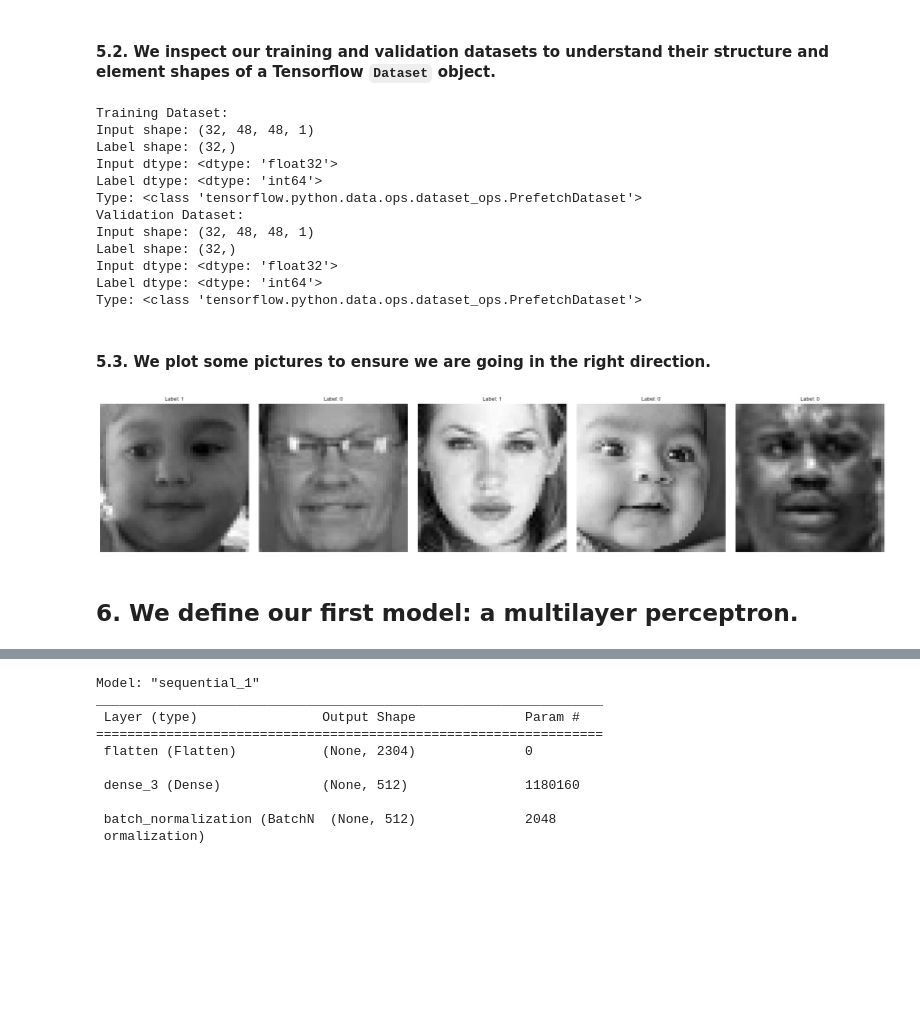
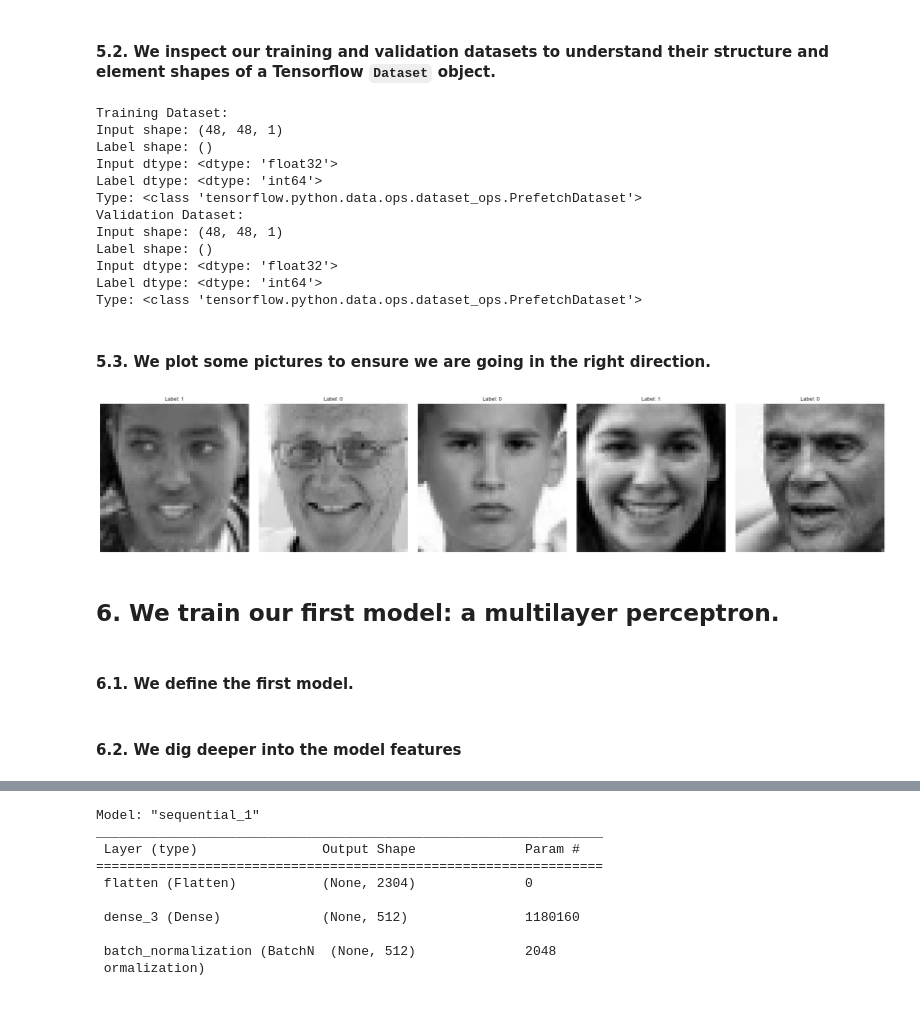
Before and after one commit to Fercv87/DL_Assignment, a Jupyter notebook: 20240302_Neural_networks_Face_Recognition_v4_KERAS.ipynb, the cells around one changed output, grey strips where cells are left out. Saved outputs shown, nothing was run; the diff lists cells and outputs as text; code cells hidden in the pictures; blank space fills up the shorter version.

```diff
--- a/20240302_Neural_networks_Face_Recognition_v4_KERAS.ipynb
+++ b/20240302_Neural_networks_Face_Recognition_v4_KERAS.ipynb
@@ -542,7 +542,7 @@ https://docs.python.org/3/library/functions.html#map
 https://www.tensorflow.org/api_docs/python/tf/data/experimental
 # %%
 class DatasetCreator:
-    def __init__(self, dataframe, label_column, test_size=0.3, batch_size=32, shuffle=True, random_state=42):
+    def __init__(self, dataframe, label_column, test_size=0.3, shuffle=True, random_state=42):
         """
         Initialize the DatasetCreator with the dataframe and configuration.
 
@@ -556,7 +556,6 @@ class DatasetCreator:
         """
         self.dataframe = dataframe
         self.label_column = label_column
-        self.batch_size = batch_size
         self.shuffle = shuffle
         self.random_state = random_state
 
@@ -613,7 +612,7 @@ class DatasetCreator:
 
         if shuffle:
             dataset = dataset.shuffle(buffer_size=len(subset_dataframe))
-        return dataset.batch(self.batch_size).prefetch(tf.data.experimental.AUTOTUNE)
+        return dataset.prefetch(tf.data.experimental.AUTOTUNE)
 # %% [markdown]
 #### 5.1. We instantiate the class and create the train and test datasets. We shuffle the training dataset but we don´t the testing dataset. We select the 'gender' as the target/label for the model.
 # %%
@@ -643,14 +642,14 @@ inspect_dataset(val_dataset_2)
 print(f'{Back.RED}Type:{Back.RESET}', f"{Back.BLUE}{type(val_dataset_2)}{Back.RESET}")
 # %% [output]
 Training Dataset:
-Input shape: (32, 48, 48, 1)
-Label shape: (32,)
+Input shape: (48, 48, 1)
+Label shape: ()
 Input dtype: <dtype: 'float32'>
 Label dtype: <dtype: 'int64'>
 Type: <class 'tensorflow.python.data.ops.dataset_ops.PrefetchDataset'>
 Validation Dataset:
-Input shape: (32, 48, 48, 1)
-Label shape: (32,)
+Input shape: (48, 48, 1)
+Label shape: ()
 Input dtype: <dtype: 'float32'>
 Label dtype: <dtype: 'int64'>
 Type: <class 'tensorflow.python.data.ops.dataset_ops.PrefetchDataset'>
@@ -659,22 +658,24 @@ Type: <class 'tensorflow.python.data.ops.dataset_ops.PrefetchDataset'>
 # %%
 # Adjust 'num_images' to display the desired number of images
 num_images = 5
 fig, axes = plt.subplots(1, num_images, figsize=(20, 4))
 
-for i, (image, label) in enumerate(train_dataset_2.unbatch().take(num_images)):
+for i, (image, label) in enumerate(train_dataset_2.take(num_images)):
     img_array = image.numpy().squeeze()  # Convert to numpy array and remove singleton dimensions
     ax = axes[i]
     ax.imshow(img_array, cmap='gray')  # Display the image in grayscale
     title = f"Label: {label.numpy()}"
     ax.set_title(title)  # Set the title with label information
     ax.axis('off')  # Hide the axes
 
 plt.tight_layout()
 plt.show()
 # %% [output]
-[figure, old version]
+[figure, new version]
 # %% [markdown]
-## 6. We define our first model: a multilayer perceptron.
+## 6. We train our first model: a multilayer perceptron.
+# %% [markdown]
+#### 6.1. We define the first model.
 # %%
 # Define the MLP model
 model_mlp_v1 = models.Sequential()
@@ -689,5 +691,7 @@ model_mlp_v1.compile(optimizer='adam',
               loss='binary_crossentropy',
               metrics=['accuracy'])
+# %% [markdown]
+#### 6.2. We dig deeper into the model features
 # %%
 # Summarize the model
 model_mlp_v1.summary()
```
Also changed, not shown: parts of 12 cells of this notebook, 1 other file.
